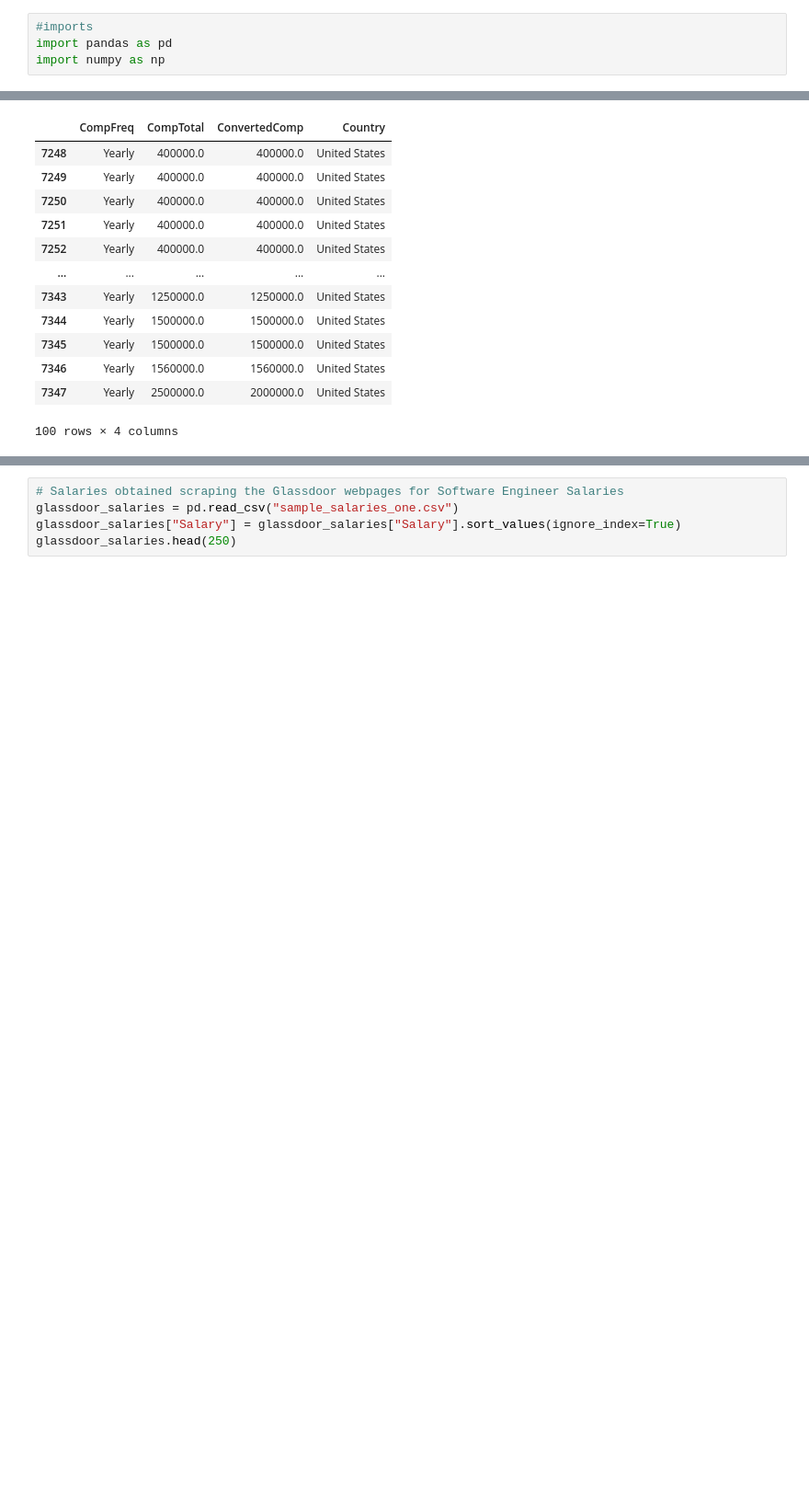
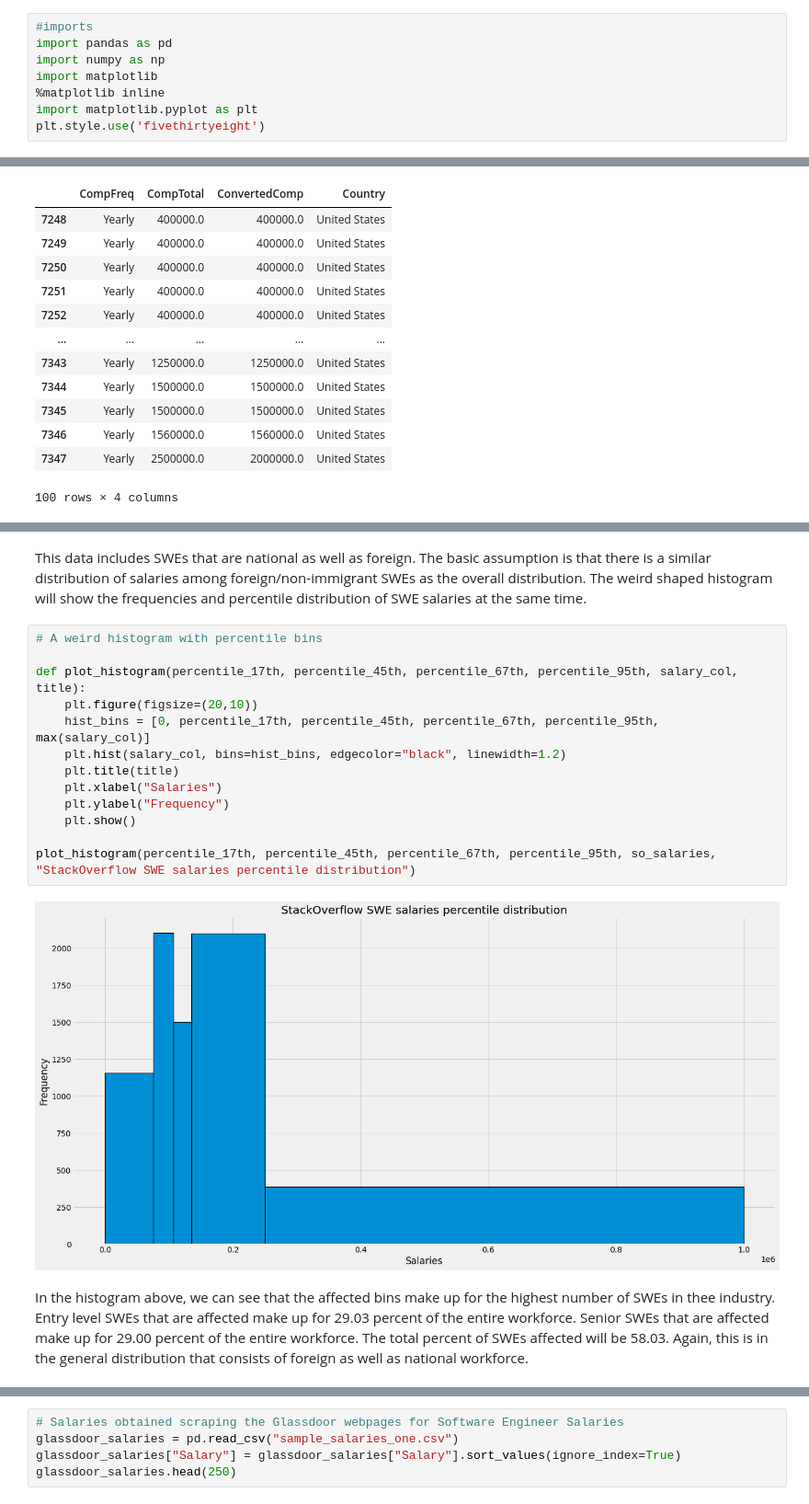
Before and after one commit to prabinspkt/h1b-swe, a Jupyter notebook: Prabin_Sapkota_Miniproject.ipynb, the cells around one changed output, grey strips where cells are left out. Shown at 92% size. Cells and saved outputs as stored; diff of their text form; blank space fills up the shorter version.

```diff
--- a/Prabin_Sapkota_Miniproject.ipynb
+++ b/Prabin_Sapkota_Miniproject.ipynb
@@ -50,6 +50,10 @@ Describe the data using what you know. For larger datasets may have to pull out
 #imports
 import pandas as pd
 import numpy as np
+import matplotlib
+%matplotlib inline
+import matplotlib.pyplot as plt
+plt.style.use('fivethirtyeight')
 # %%
 so = pd.read_csv("stackoverflow_survey_results_public.csv")
 so
@@ -209,0 +270,19 @@ so_usa_yearly
+# %% [markdown]
+This data includes SWEs that are national as well as foreign. The basic assumption is that there is a similar distribution of salaries among foreign/non-immigrant SWEs as the overall distribution. The weird shaped histogram will show the frequencies and percentile distribution of SWE salaries at the same time.
+# %%
+# A weird histogram with percentile bins
+
+def plot_histogram(percentile_17th, percentile_45th, percentile_67th, percentile_95th, salary_col, title):
+    plt.figure(figsize=(20,10))
+    hist_bins = [0, percentile_17th, percentile_45th, percentile_67th, percentile_95th, max(salary_col)]
+    plt.hist(salary_col, bins=hist_bins, edgecolor="black", linewidth=1.2)
+    plt.title(title)
+    plt.xlabel("Salaries")
+    plt.ylabel("Frequency")
+    plt.show()
+
+plot_histogram(percentile_17th, percentile_45th, percentile_67th, percentile_95th, so_salaries, "StackOverflow SWE salaries percentile distribution")
+# %% [output]
+[figure, added]
+# %% [markdown]
+In the histogram above, we can see that the affected bins make up for the highest number of SWEs in thee industry. Entry level SWEs that are affected make up for 29.03 percent of the entire workforce. Senior SWEs that are affected make up for 29.00 percent of the entire workforce. The total percent of SWEs affected will be 58.03. Again, this is in the general distribution that consists of foreign as well as national workforce.
```
Also changed, not shown: parts of 14 cells of this notebook, 1 other file.
